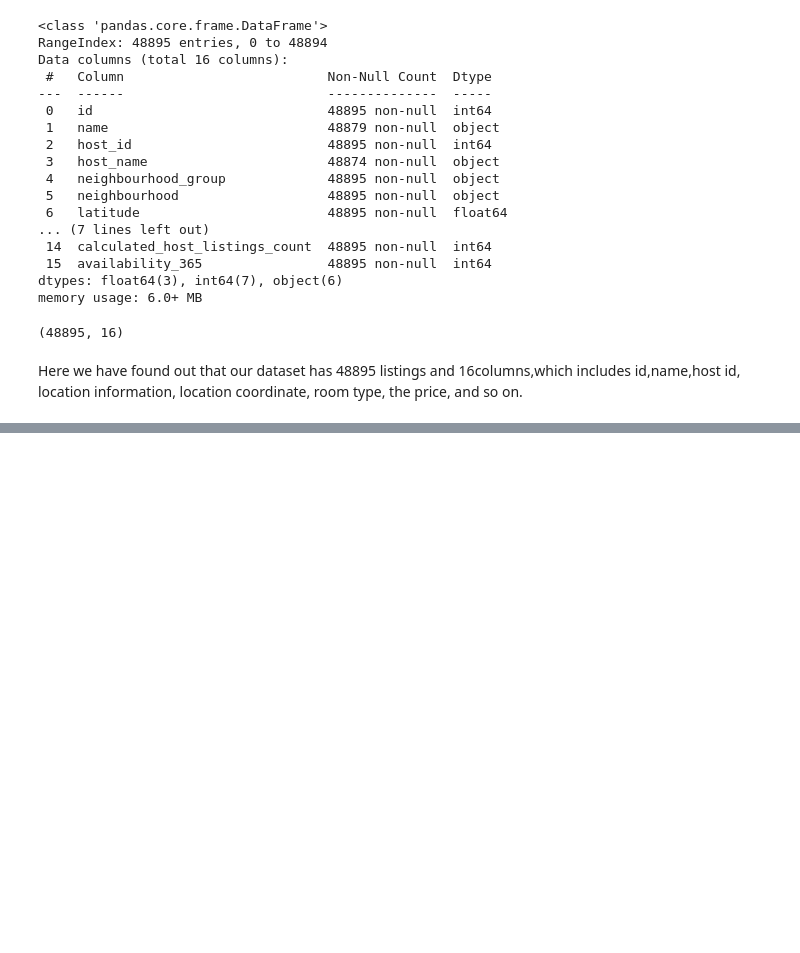
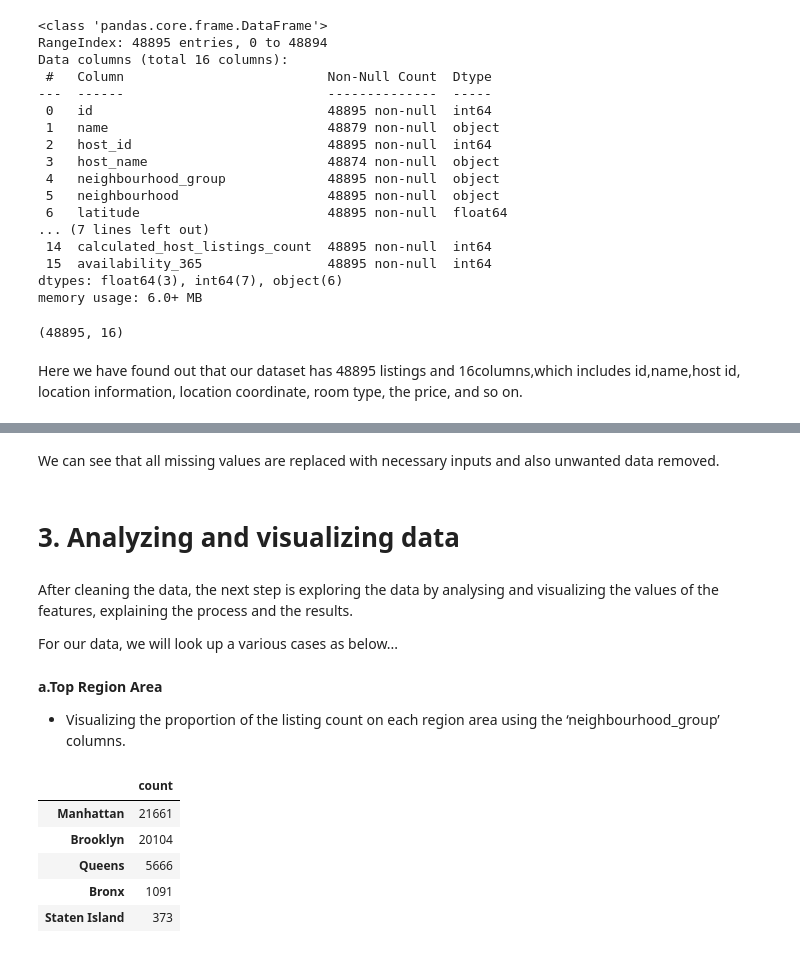
Before and after one commit to ShabuddinDhafedar/Airbnb-Bookings-Analysis, a Jupyter notebook: Airbnb_Bookings_Analysis_Capstone_Project(shabuddin).ipynb, the cells around one changed output, grey strips where cells are left out. Cells and saved outputs as stored; diff of their text form; code cells hidden in the pictures; blank space fills up the shorter version.

```diff
--- a/Airbnb_Bookings_Analysis_Capstone_Project(shabuddin).ipynb
+++ b/Airbnb_Bookings_Analysis_Capstone_Project(shabuddin).ipynb
@@ -94,0 +229,25 @@ Here we have found out that our dataset has 48895 listings and 16columns,which i
+# %% [markdown]
+We can see that all missing values are replaced with necessary inputs and also unwanted data removed.
+# %% [markdown]
+# **3. Analyzing and visualizing data**
+# %% [markdown]
+After cleaning the data, the next step is exploring the data by analysing and visualizing the values of the features, explaining the process and the results.
+
+For our data, we will look up a various cases as below...
+# %% [markdown]
+**a.Top Region Area**
+
+*   Visualizing the proportion of the listing count on each region area using the ‘neighbourhood_group’ columns.
+# %%
+#Count of neighbourhood group
+neighbourhood_group_count = airbnb_df.neighbourhood_group.value_counts()
+neighbourhood_group_df = pd.DataFrame(neighbourhood_group_count)
+neighbourhood_group_df.rename(columns={"neighbourhood_group":"count"},inplace=True)
+neighbourhood_group_df
+# %% [output]
+|  | count |
+| Manhattan | 21661 |
+| Brooklyn | 20104 |
+| Queens | 5666 |
+| Bronx | 1091 |
+| Staten Island | 373 |
```
Also changed, not shown: parts of 16 cells of this notebook.
